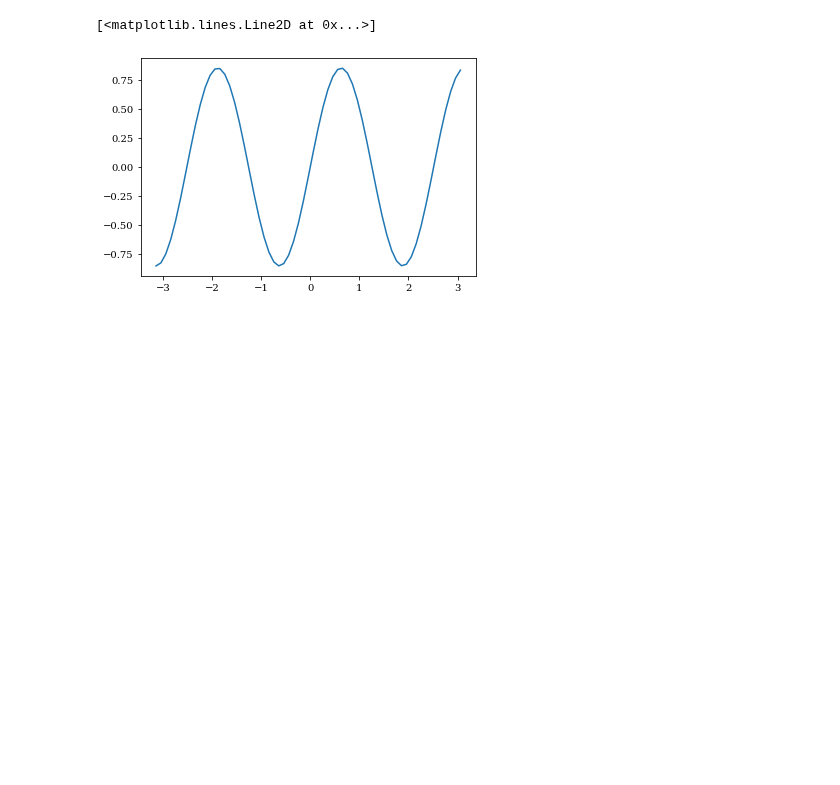
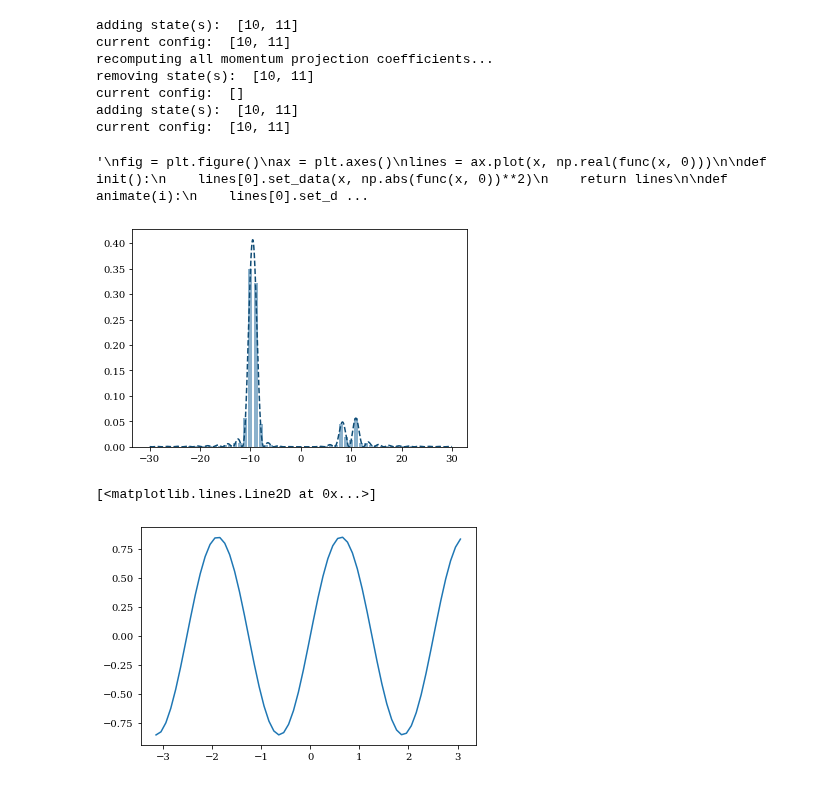
Before and after one commit to wyssard/Particle_in_a_Box, a Jupyter notebook: test_testing.ipynb, the cells around one changed output. Cells and saved outputs as stored; diff of their text form; code cells hidden in the pictures; blank space fills up the shorter version.

```diff
--- a/test_testing.ipynb
+++ b/test_testing.ipynb
@@ -16,3 +16,61 @@ plt.rcParams["mathtext.fontset"] = "cm"
 
 plt.rcParams['animation.writer'] = 'ffmpeg'
 plt.rcParams['animation.ffmpeg_path'] = r'C:\ffmpeg\bin\ffmpeg.exe'
+# %%
+L = np.pi
+gamma = -10
+l = 1
+bound = 15
+
+State3 = testing.Particle_in_Box_State(gamma, L, [10, 11], [1,1], bound, -bound)
+#State2 = testing.SystemState(gamma, L, [2, 2], [1, 1], bound, -bound)
+
+
+State3.bound = 30
+State3.gamma = 0.00001
+#State3.change_energy_proj_coeff(1, 0.1)
+State3.property_change_complete_recompute()
+
+x = np.linspace(-L/2, L/2, 500)
+func = State3.pos_space_wavefunc
+
+distr = State3._momentum_prob_distr_cont
+distrDisc = State3._momentum_prob_distr_disc
+
+
+
+fig = plt.figure()
+pDistrPlot = plt.axes()
+
+pDistrPlot.bar(State3.momentum_kn, distrDisc, color=lightColor)
+pDistrPlot.plot(State3.momentum_k, distr, color=darkColor, ls="--")
+
+
+np.sum(np.abs(State3._energy_proj_coeff)**2)
+
+'''
+fig = plt.figure()
+ax = plt.axes()
+lines = ax.plot(x, np.real(func(x, 0)))
+
+def init():
+    lines[0].set_data(x, np.abs(func(x, 0))**2)
+    return lines
+
+def animate(i):
+    lines[0].set_data(x, np.abs(func(x, 0.025*i))**2)
+    return lines
+
+anim = FuncAnimation(fig, animate, init_func=init, frames=800, interval=20, blit=True)
+anim.save("test.gif")
+'''
+# %% [output]
+adding state(s):  [10, 11]
+current config:  [10, 11]
+recomputing all momentum projection coefficients...
+removing state(s):  [10, 11]
+current config:  []
+adding state(s):  [10, 11]
+current config:  [10, 11]
+'\nfig = plt.figure()\nax = plt.axes()\nlines = ax.plot(x, np.real(func(x, 0)))\n\ndef init():\n    lines[0].set_data(x, np.abs(func(x, 0))**2)\n    return lines\n\ndef animate(i):\n    lines[0].set_d ...
+[figure, added]
```
Also changed, not shown: parts of 3 cells of this notebook, 1 other file.
